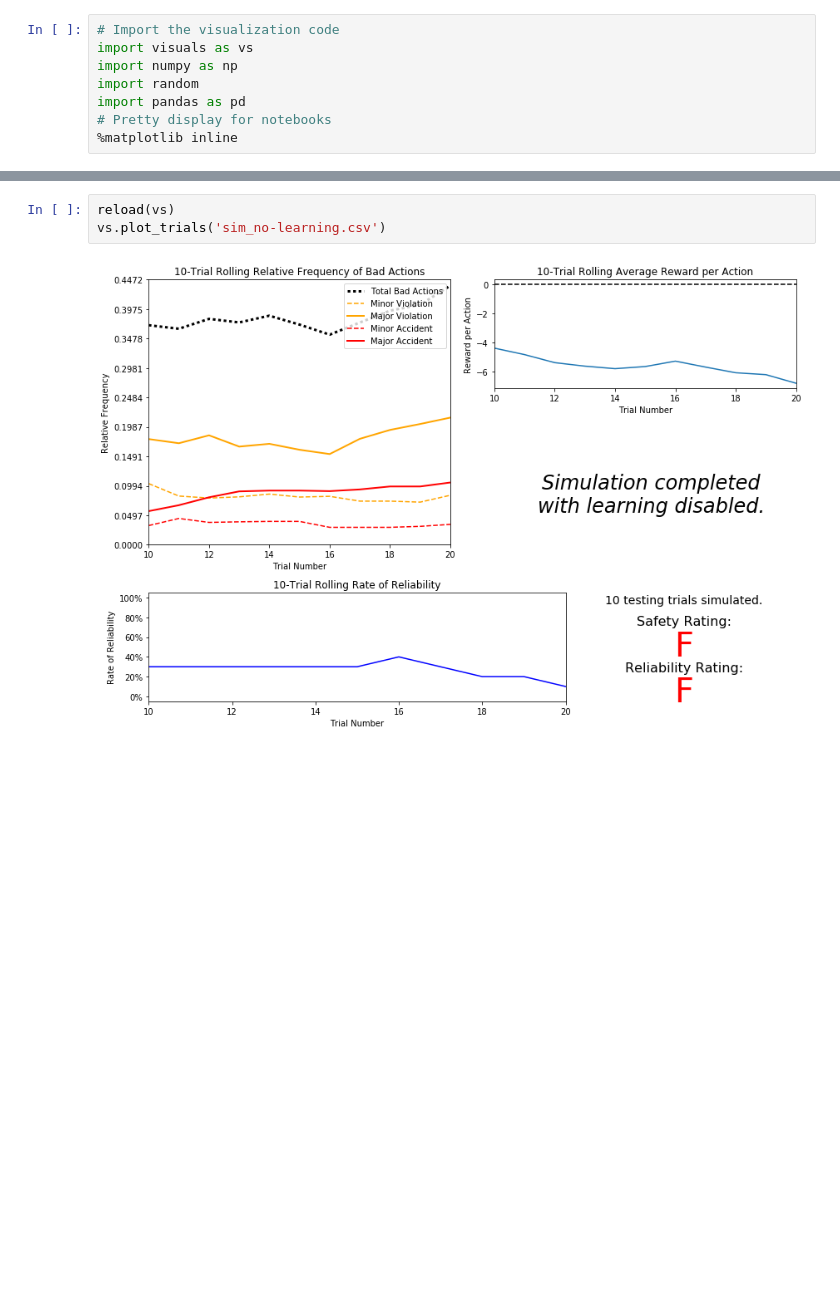
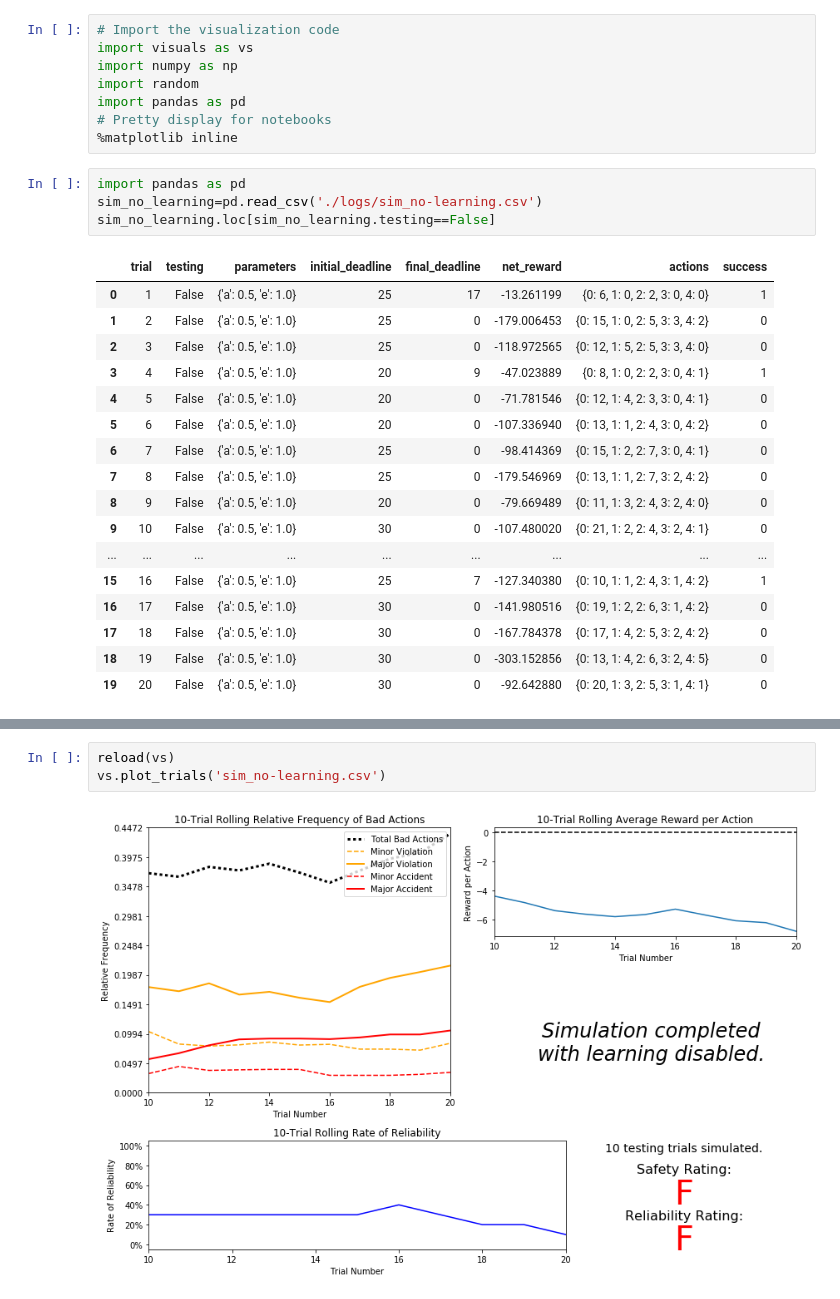
Before and after one commit to yifanxie/Udacity_MLND, a Jupyter notebook: projects/smartcab/Running.ipynb, the cells around one changed output, grey strips where cells are left out. Saved outputs shown, nothing was run; the diff lists cells and outputs as text; blank space fills up the shorter version.

```diff
--- a/projects/smartcab/Running.ipynb
+++ b/projects/smartcab/Running.ipynb
@@ -6,3 +6,25 @@ import random
 import pandas as pd
 # Pretty display for notebooks
 %matplotlib inline
+# %%
+import pandas as pd
+sim_no_learning=pd.read_csv('./logs/sim_no-learning.csv')
+sim_no_learning.loc[sim_no_learning.testing==False]
+# %% [output]
+|  | trial | testing | parameters | initial_deadline | final_deadline | net_reward | actions | success |
+| 0 | 1 | False | {'a': 0.5, 'e': 1.0} | 25 | 17 | -13.261199 | {0: 6, 1: 0, 2: 2, 3: 0, 4: 0} | 1 |
+| 1 | 2 | False | {'a': 0.5, 'e': 1.0} | 25 | 0 | -179.006453 | {0: 15, 1: 0, 2: 5, 3: 3, 4: 2} | 0 |
+| 2 | 3 | False | {'a': 0.5, 'e': 1.0} | 25 | 0 | -118.972565 | {0: 12, 1: 5, 2: 5, 3: 3, 4: 0} | 0 |
+| 3 | 4 | False | {'a': 0.5, 'e': 1.0} | 20 | 9 | -47.023889 | {0: 8, 1: 0, 2: 2, 3: 0, 4: 1} | 1 |
+| 4 | 5 | False | {'a': 0.5, 'e': 1.0} | 20 | 0 | -71.781546 | {0: 12, 1: 4, 2: 3, 3: 0, 4: 1} | 0 |
+| 5 | 6 | False | {'a': 0.5, 'e': 1.0} | 20 | 0 | -107.336940 | {0: 13, 1: 1, 2: 4, 3: 0, 4: 2} | 0 |
+| 6 | 7 | False | {'a': 0.5, 'e': 1.0} | 25 | 0 | -98.414369 | {0: 15, 1: 2, 2: 7, 3: 0, 4: 1} | 0 |
+| 7 | 8 | False | {'a': 0.5, 'e': 1.0} | 25 | 0 | -179.546969 | {0: 13, 1: 1, 2: 7, 3: 2, 4: 2} | 0 |
+| 8 | 9 | False | {'a': 0.5, 'e': 1.0} | 20 | 0 | -79.669489 | {0: 11, 1: 3, 2: 4, 3: 2, 4: 0} | 0 |
+| 9 | 10 | False | {'a': 0.5, 'e': 1.0} | 30 | 0 | -107.480020 | {0: 21, 1: 2, 2: 4, 3: 2, 4: 1} | 0 |
+| ... | ... | ... | ... | ... | ... | ... | ... | ... |
+| 15 | 16 | False | {'a': 0.5, 'e': 1.0} | 25 | 7 | -127.340380 | {0: 10, 1: 1, 2: 4, 3: 1, 4: 2} | 1 |
+| 16 | 17 | False | {'a': 0.5, 'e': 1.0} | 30 | 0 | -141.980516 | {0: 19, 1: 2, 2: 6, 3: 1, 4: 2} | 0 |
+| 17 | 18 | False | {'a': 0.5, 'e': 1.0} | 30 | 0 | -167.784378 | {0: 17, 1: 4, 2: 5, 3: 2, 4: 2} | 0 |
+| 18 | 19 | False | {'a': 0.5, 'e': 1.0} | 30 | 0 | -303.152856 | {0: 13, 1: 4, 2: 6, 3: 2, 4: 5} | 0 |
+| 19 | 20 | False | {'a': 0.5, 'e': 1.0} | 30 | 0 | -92.642880 | {0: 20, 1: 3, 2: 5, 3: 1, 4: 1} | 0 |
```
Also changed, not shown: parts of 2 cells of this notebook, 7 other files.
